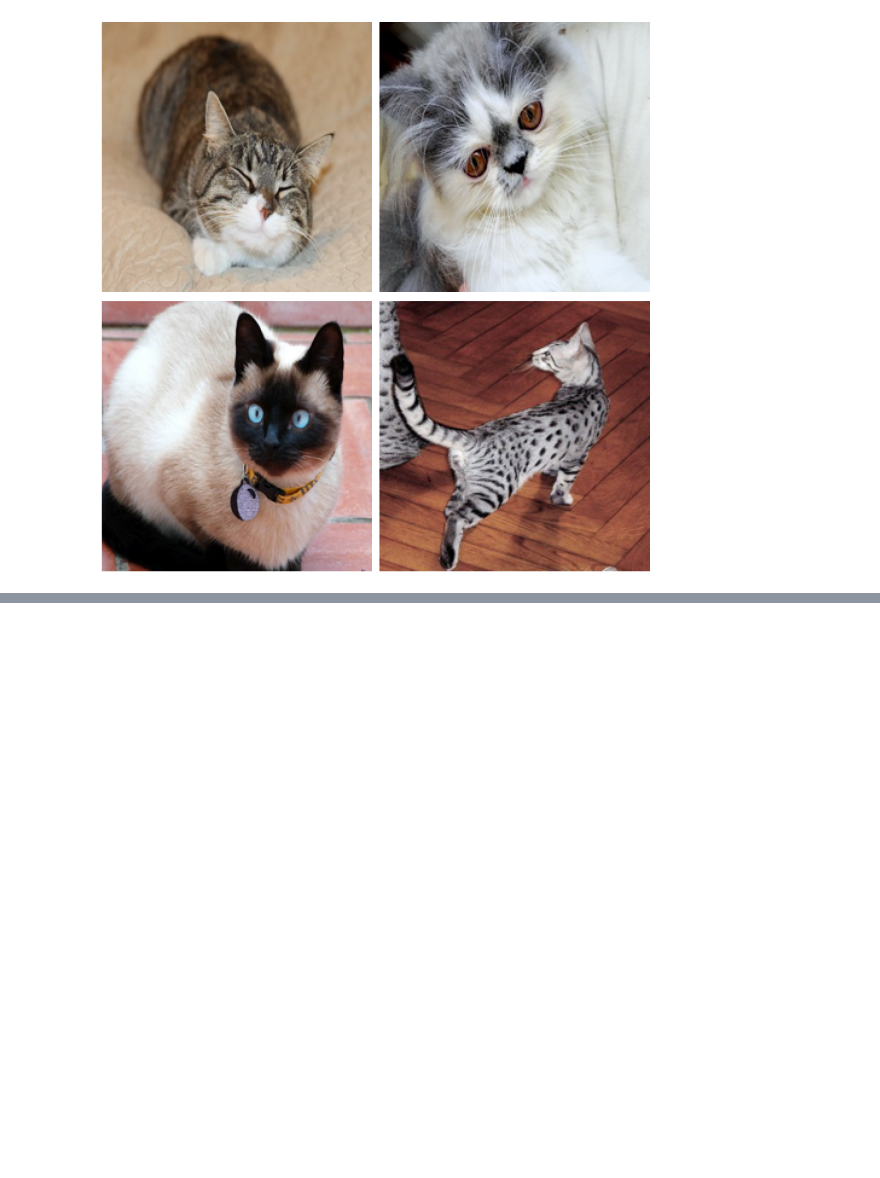
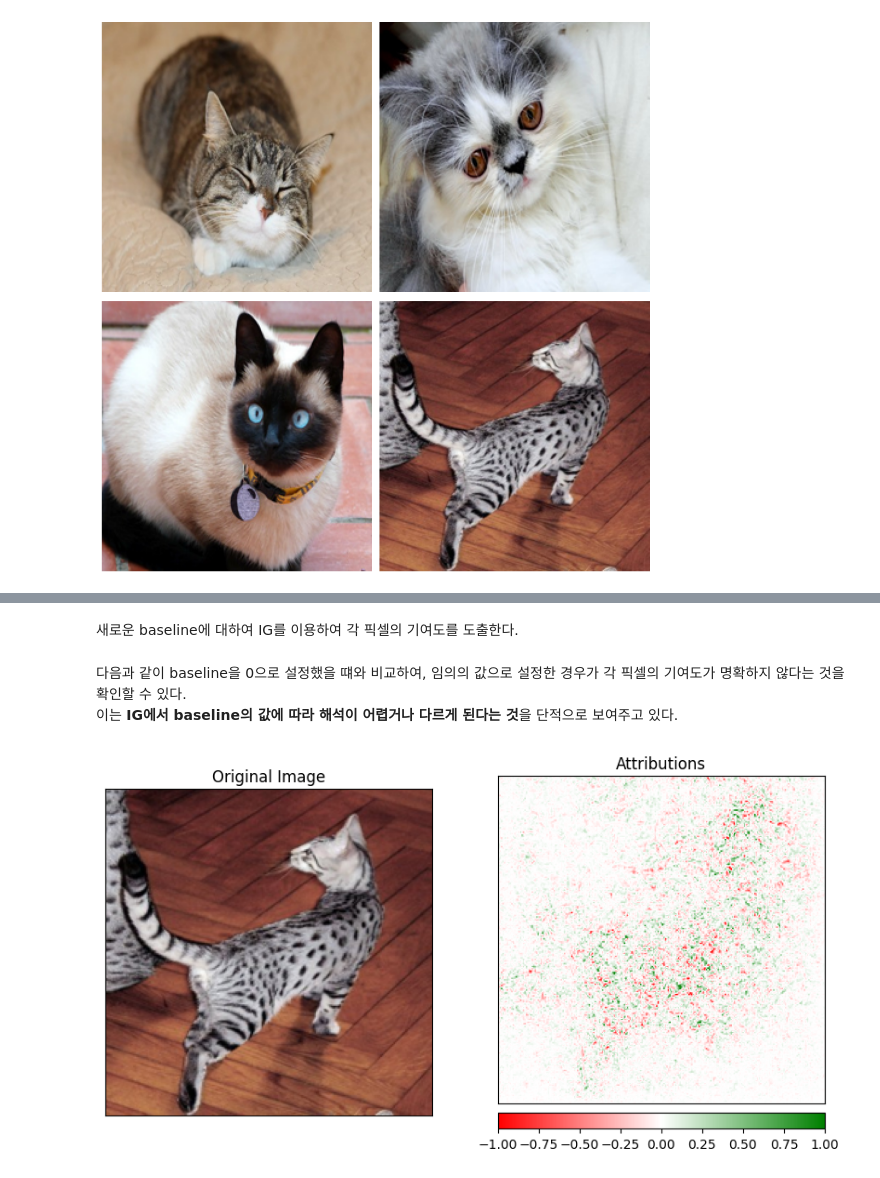
Before and after one commit to csw0625/Explainable_AI, a Jupyter notebook: Ch07.Integrated_Gradients.ipynb, the cells around one changed output, grey strips where cells are left out. Drawn from its saved outputs; the diff is of its cells as text; code cells hidden in the pictures; blank space fills up the shorter version.

```diff
--- a/Ch07.Integrated_Gradients.ipynb
+++ b/Ch07.Integrated_Gradients.ipynb
@@ -402,0 +451,20 @@ print(attr.min(), attr.max())
+# %% [markdown]
+새로운 baseline에 대하여 IG를 이용하여 각 픽셀의 기여도를 도출한다.
+# %%
+explanation = ig.explain(instance, baselines=baselines, target=predictions)
+attrs = explanation.attributions[0]
+# %% [markdown]
+다음과 같이 baseline을 0으로 설정했을 떄와 비교하여, 임의의 값으로 설정한 경우가 각 픽셀의 기여도가 명확하지 않다는 것을 확인할 수 있다.<br>
+이는 **IG에서 baseline의 값에 따라 해석이 어렵거나 다르게 된다는 것**을 단적으로 보여주고 있다.
+# %%
+fig, ax = plt.subplots(nrows=1, ncols=2, figsize=(10, 5))
+
+visualize_image_attr(attr=None, original_image=data[i], method='original_image',
+                     title='Original Image', plt_fig_axis=(fig, ax[0]), use_pyplot=False)
+
+visualize_image_attr(attr=attrs.squeeze(), original_image=data[i], method='heat_map',
+                     sign='all', show_colorbar=True,
+                     title='Attributions', plt_fig_axis=(fig, ax[1]), use_pyplot=True)
+plt.show()
+# %% [output]
+[figure, added]
```
Also changed, not shown: parts of 13 cells of this notebook.
